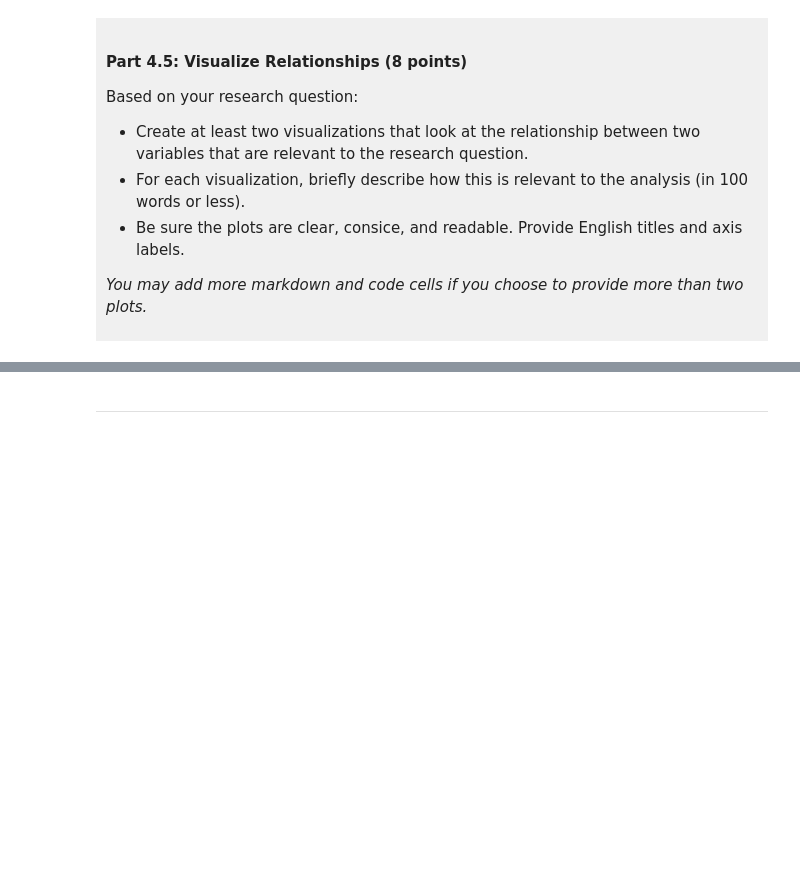
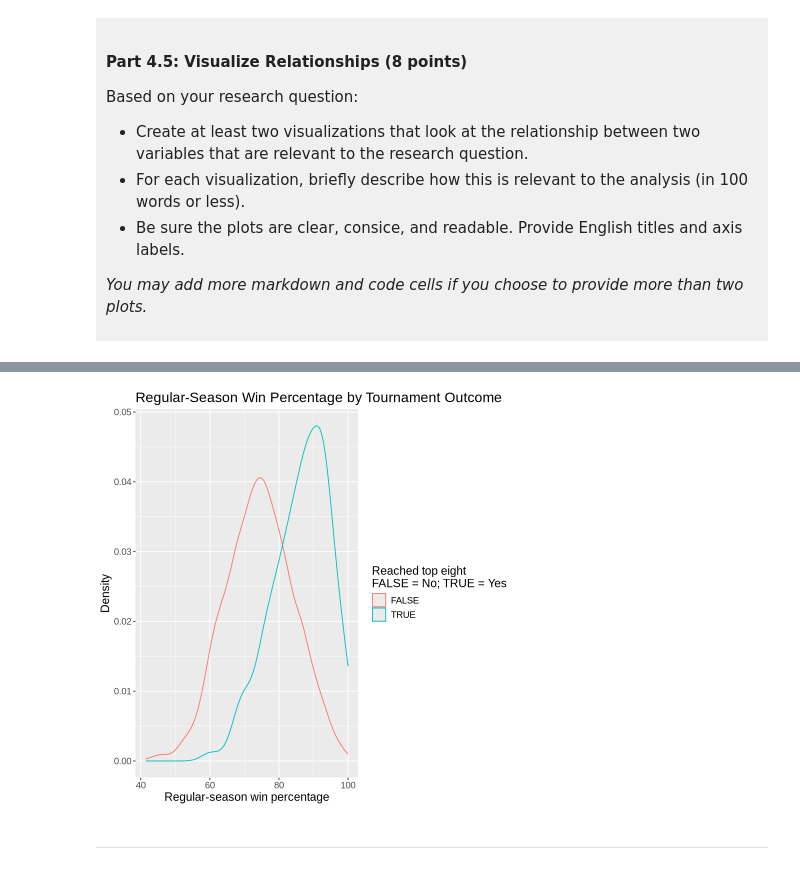
Before and after one commit to ChloeZhangytq/dsci-100-project-Chloe-Zhang, a Jupyter notebook: dsci-100-project-notebook.ipynb, the cells around one changed output, grey strips where cells are left out. Cells and saved outputs as stored; diff of their text form; code cells hidden in the pictures; blank space fills up the shorter version.

```diff
--- a/dsci-100-project-notebook.ipynb
+++ b/dsci-100-project-notebook.ipynb
@@ -321,5 +406,17 @@ Visualization 2: %%% EDIT THIS MARKDOWN CELL%%%
 # %%
-### EDIT THIS CODE CELL FOR VISUALIZATION 2###
+# Compare win-percentage distributions between the two outcome groups
+win_percentage_plot <- tidy_march_madness |>
+    ggplot(aes(x = reg_wins_pct, colour = top_eight)) +
+    geom_density() +
+    xlab("Regular-season win percentage")+
+    ylab("Density") +
+    labs(colour = "Reached top eight \nFALSE = No; TRUE = Yes") +
+    ggtitle("Regular-Season Win Percentage by Tournament Outcome") +
+    theme(text = element_text(size = 14))
+
+win_percentage_plot
+# %% [output]
+[figure, added]
 # %% [markdown]
 ------
 # %% [markdown]
```
Also changed, not shown: parts of 9 cells of this notebook.
